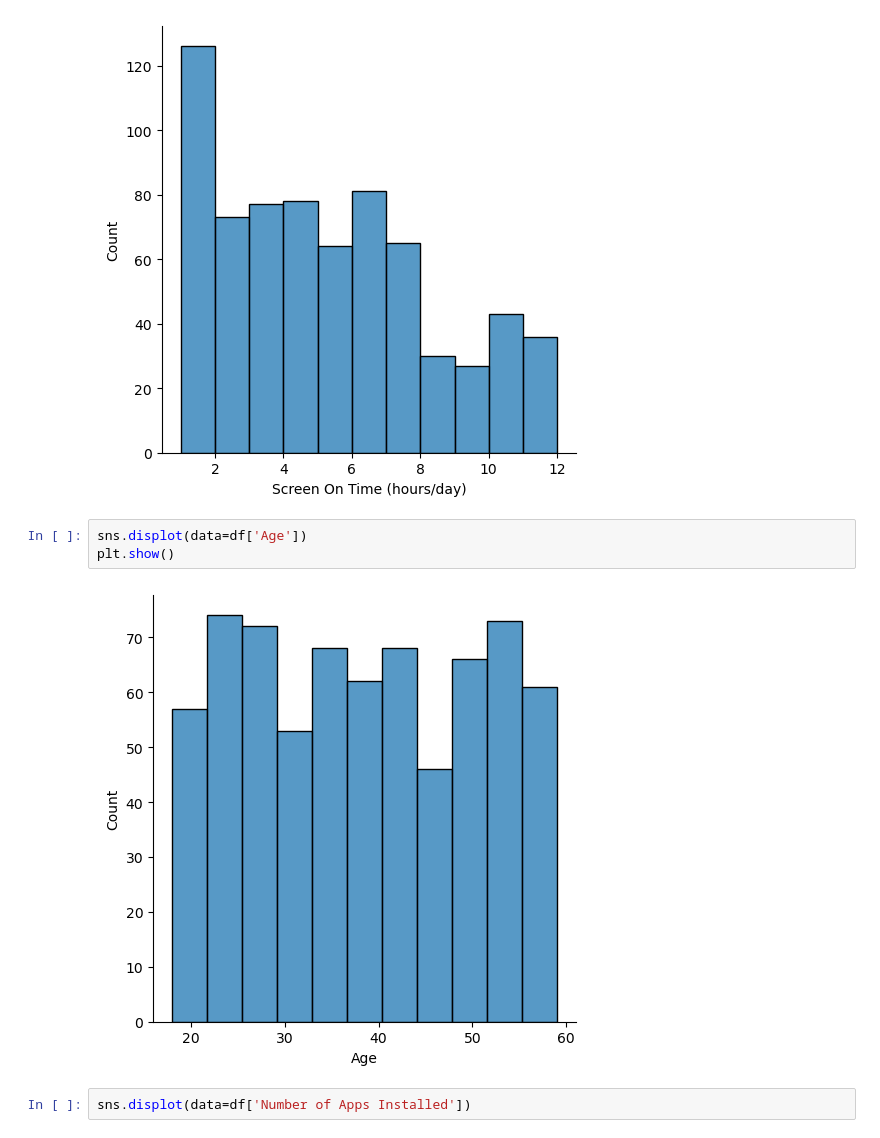
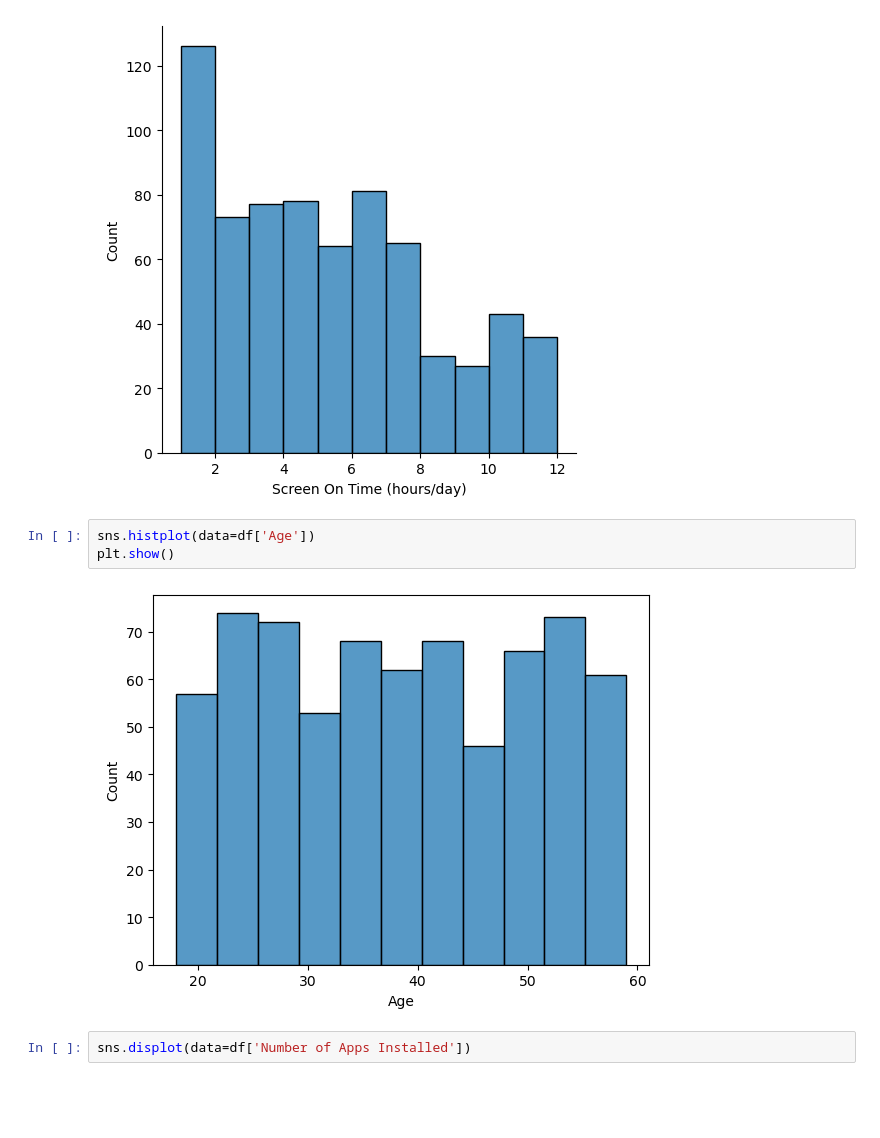
Before and after one commit to LincolnBrownBellevue/DSC680, a Jupyter notebook: Project2/DSC680_Project2_LincolnBrown.ipynb, the cells around one changed output. Cells and saved outputs as stored; diff of their text form; blank space fills up the shorter version.

```diff
--- a/Project2/DSC680_Project2_LincolnBrown.ipynb
+++ b/Project2/DSC680_Project2_LincolnBrown.ipynb
@@ -60,10 +61,10 @@ plt.show()
 # %% [output]
 [figure]
 # %%
-sns.displot(data=df['Age'])
+sns.histplot(data=df['Age'])
 plt.show()
 # %% [output]
-[figure, old version]
+[figure, new version]
 # %%
 sns.displot(data=df['Number of Apps Installed'])
 # %% [output]
```
Also changed, not shown: parts of 5 cells of this notebook.
